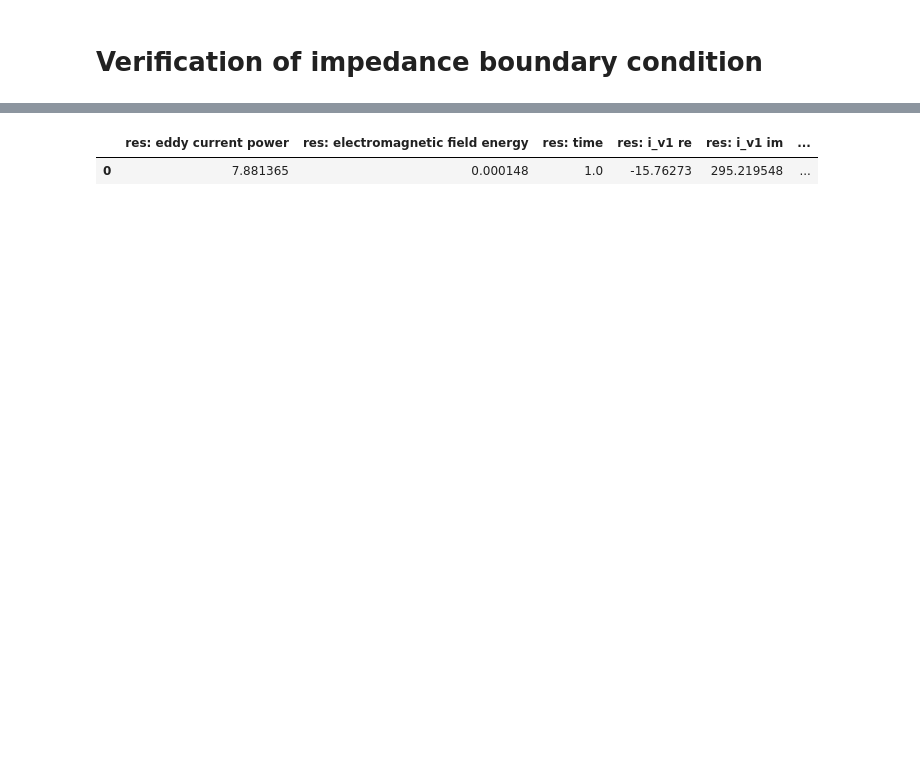
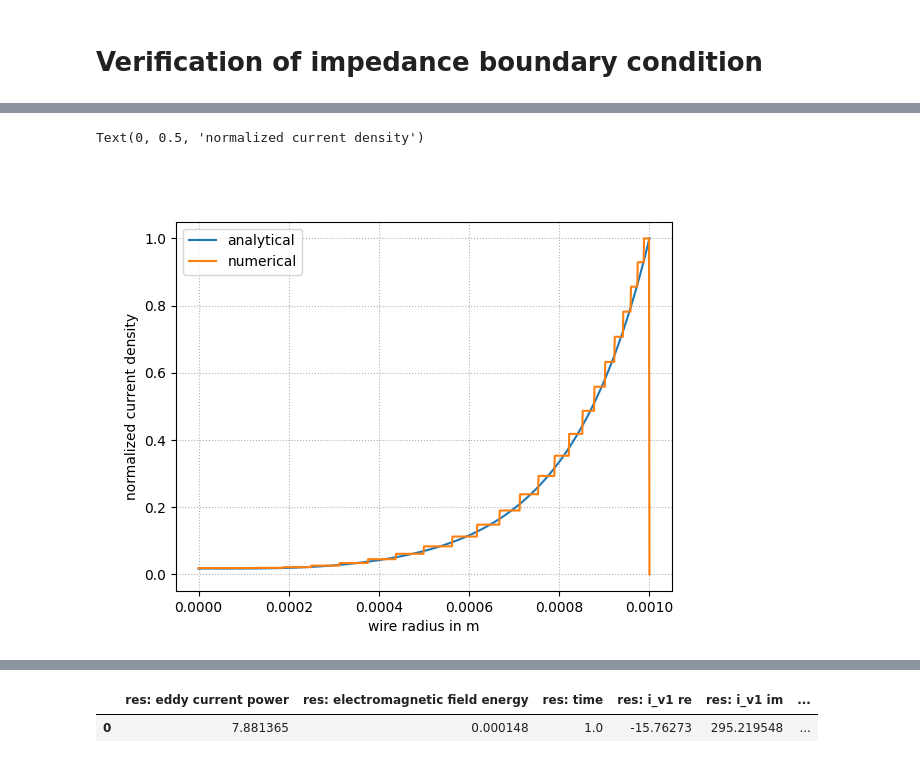
Before and after one commit to nemocrys/elmer-verification, a Jupyter notebook: impedance-boundary-condition/evaluation.ipynb, the cells around one changed output, grey strips where cells are left out. Drawn from its saved outputs; the diff is of its cells as text; code cells hidden in the pictures; blank space fills up the shorter version.

```diff
--- a/impedance-boundary-condition/evaluation.ipynb
+++ b/impedance-boundary-condition/evaluation.ipynb
@@ -2,0 +14,7 @@
+# %%
+sigma = 58e6
+omega = 1e6
+delta =  (2 / ( sigma * omega * 4e-7 * np.pi))**0.5
+R = 0.001  # wire outer radius
+print(f"delta = {delta:3e} m")
+print(f"r/delta = {R/delta:.2f}")
@@ -2,0 +24,4 @@
+# %%
+m = 2**0.5 /delta
+M0 = lambda x : np.absolute(jv(0, x * 1j**0.5))
+J_abs_normalized = lambda r: M0(m*r)/ M0(m*R)  # normalized current density distribution, book eqn 4.10
@@ -2,0 +34,16 @@
+# %%
+fig, ax = plt.subplots()
+
+df = pd.read_csv("wire_no_impedanceBC/plot-over-line_wire.csv")
+current_dty_rms = (df["current density im e:2"].to_numpy()**2 + df["current density re e:2"].to_numpy()**2)**0.5
+
+r = np.linspace(0, R, 100)
+ax.plot(r, J_abs_normalized(r), label="analytical")
+ax.plot(df["Points:1"], current_dty_rms / current_dty_rms.max(), label="numerical")
+ax.legend()
+ax.grid(linestyle=":")
+ax.set_xlabel("wire radius in m")
+ax.set_ylabel("normalized current density")
+# %% [output]
+Text(0, 0.5, 'normalized current density')
+[figure, added]
```
Also changed, not shown: parts of 12 cells of this notebook, 6 other files.
